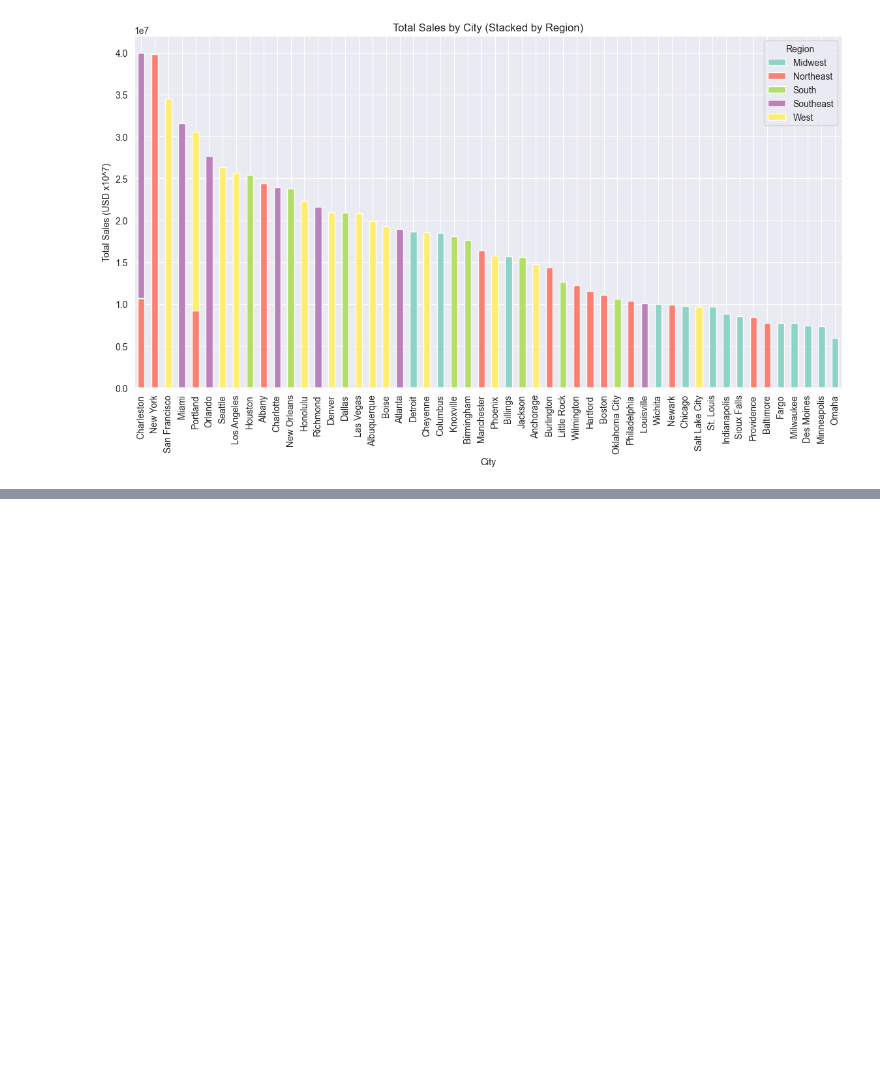
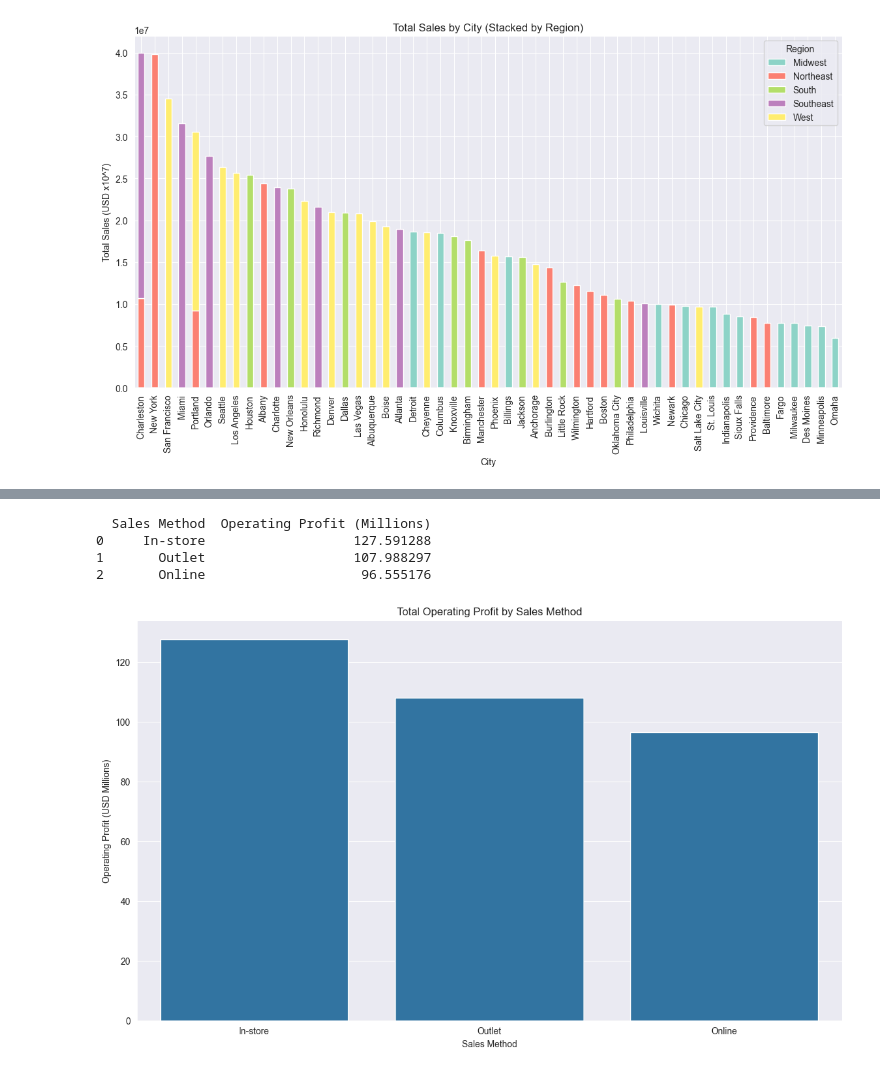
Before and after one commit to zsofiasimon/Adidas_Sales_Analysis_Project, a Jupyter notebook: Adidas_Analysis.ipynb, the cells around one changed output, grey strips where cells are left out. Cells and saved outputs as stored; diff of their text form; code cells hidden in the pictures; blank space fills up the shorter version.

```diff
--- a/Adidas_Analysis.ipynb
+++ b/Adidas_Analysis.ipynb
@@ -216,0 +281,24 @@ Name: count, dtype: int64
+# %%
+profit_by_method = (df.groupby(["Sales Method"])["Operating Profit"].sum().reset_index().sort_values("Operating Profit", ascending=False).reset_index())
+profit_by_method["Operating Profit (Millions)"] = profit_by_method["Operating Profit"] / 1e6
+
+print(profit_by_method[["Sales Method", "Operating Profit (Millions)"]], "\n")
+
+plt.figure(figsize=(14,8))
+sns.barplot(
+    data=profit_by_method,
+    x="Sales Method",
+    y="Operating Profit (Millions)",
+    dodge=True
+)
+
+plt.title("Total Operating Profit by Sales Method")
+plt.ylabel("Operating Profit (USD Millions)")
+plt.xlabel("Sales Method")
+plt.show()
+# %% [output]
+  Sales Method  Operating Profit (Millions)
+0     In-store                   127.591288
+1       Outlet                   107.988297
+2       Online                    96.555176
+[figure, added]
```
Also changed, not shown: parts of 16 cells of this notebook.
